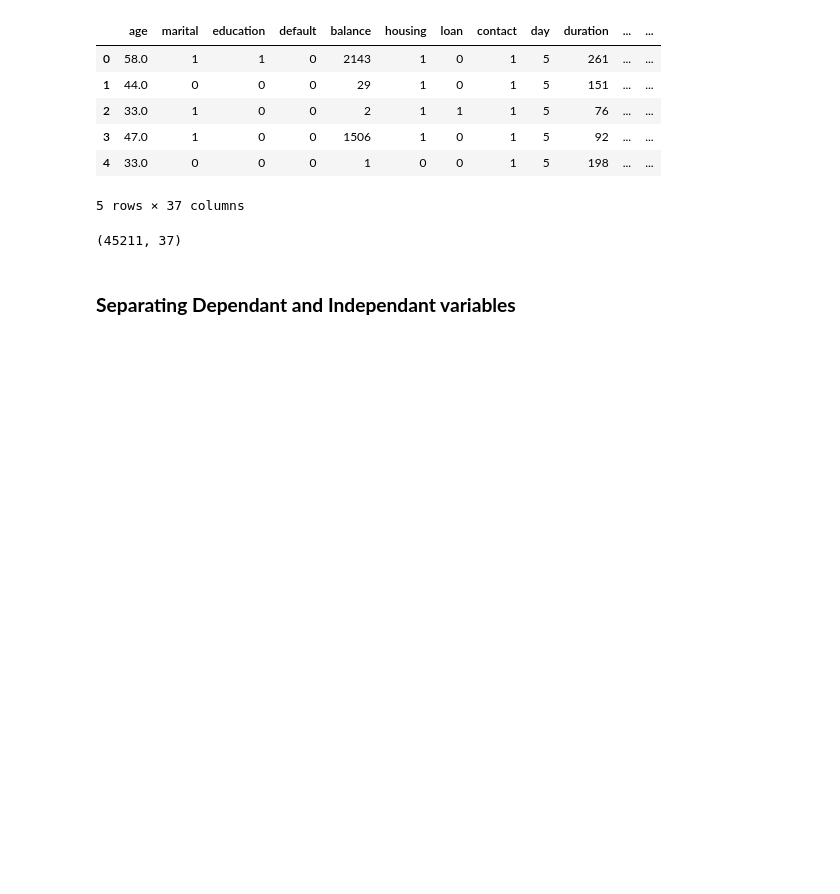
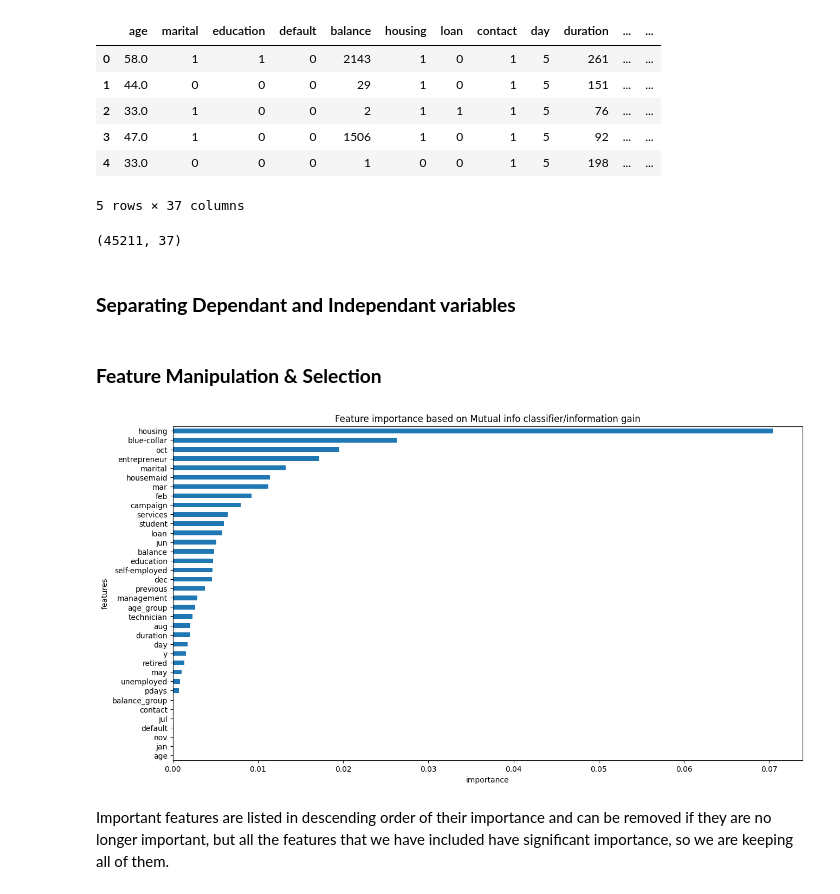
Before and after one commit to swapnalishamrao/Supervised_ML_Classification_Project_2, a Jupyter notebook: Supervised_ML_Classification_Project_2.ipynb, the cells around one changed output. Drawn from its saved outputs; the diff is of its cells as text; code cells hidden in the pictures; blank space fills up the shorter version.

Commit message:
Feature Manipulation & Selection

```diff
--- a/Supervised_ML_Classification_Project_2.ipynb
+++ b/Supervised_ML_Classification_Project_2.ipynb
@@ -1118,3 +1118,21 @@ independent_variables = list(set(df.columns.tolist()) - {dependent_variable})
 X = df[independent_variables].copy()
 # Create the data of dependent variable
 y = df[dependent_variable].copy()
+# %% [markdown]
+### **Feature Manipulation & Selection**
+# %%
+# Plotting feature importance for better selection to avoid overfitting
+
+from sklearn.feature_selection import mutual_info_classif
+importance = mutual_info_classif(X,y)
+feature_importances = pd.Series(importance,df.columns[0:len(df.columns[0:36])]).sort_values(ascending=True)
+plt.figure(figsize=(15,8))
+feature_importances.plot(kind='barh')
+plt.title("Feature importance based on Mutual info classifier/information gain")
+plt.xlabel('importance')
+plt.ylabel('features')
+plt.show()
+# %% [output]
+[figure, added]
+# %% [markdown]
+Important features are listed in descending order of their importance and can be removed if they are no longer important, but all the features that we have included have significant importance, so we are keeping all of them.
```
